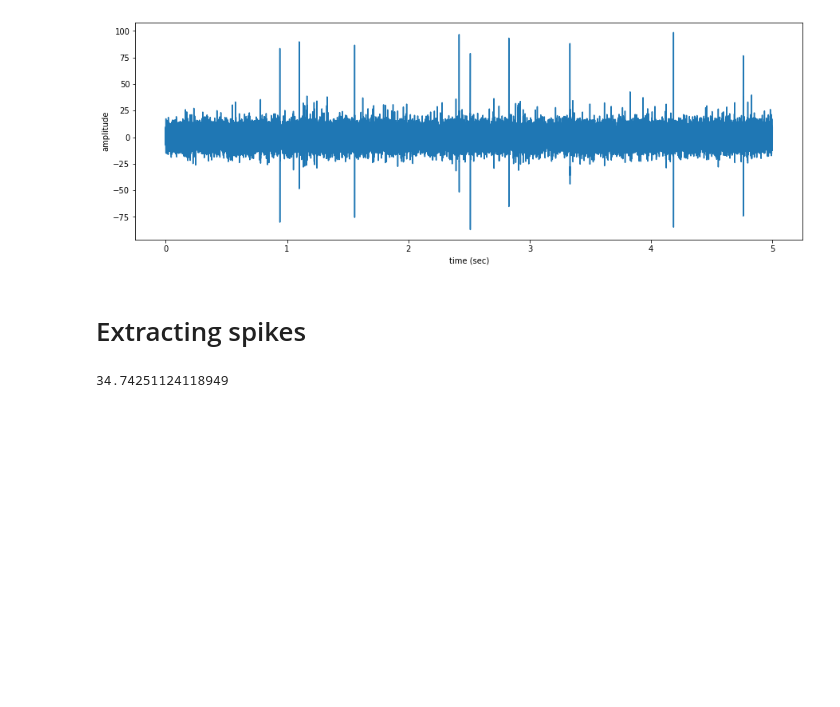
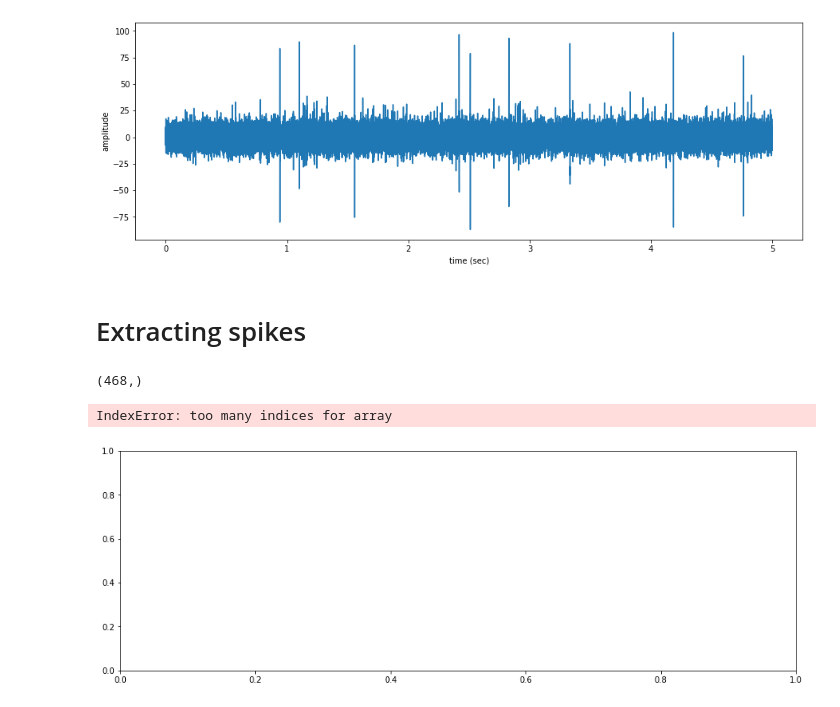
Before and after one commit to bfernandes1998/SpikeSort, a Jupyter notebook: SpikeSortActivity.ipynb, the cells around one changed output. Saved outputs shown, nothing was run; the diff lists cells and outputs as text; code cells hidden in the pictures; blank space fills up the shorter version.

```diff
--- a/SpikeSortActivity.ipynb
+++ b/SpikeSortActivity.ipynb
@@ -72,25 +70,3 @@ plt.show()
 [figure]
 # %% [markdown]
 # Extracting spikes
-# %%
-## Determines where spikes occur given an input signal. The sliding window length can be adjusted.
-#
-## Inputs ##
-#  data: input waveform
-#  w:    window length (default: 100)
-#  thr:  spike threshold (default: 40)
-## Outputs ##
-#  spike_waves
-#
-
-def SpikeSort(data, w = 100, thr = 40)
-
-
-    return spike_waves
-# %%
-# determine a threshold to detect spikes
-# suggested from Quiroga et. al (2004) for automatic thresholding: 5*sigma_n
-thr = 5*np.std(filtered_data)
-print(thr)
-# %% [output]
-34.74251124118949
@@ -98,0 +117,19 @@ print(thr)
+# %%
+# determine a threshold to detect spikes
+# suggested from Quiroga et. al (2004) for automatic thresholding: 5*sigma_n
+# Note: sigma_n is an estimate of noise since spikes account for a very small portion of the samples.
+# Therefore we can take the standard deviation of the entire signal.
+thr = 5*np.std(filtered_data)
+
+pos, waves = SpikeSort(filtered_data,100,thr)
+print(waves.shape)
+# plot some of the extracted spike waveforms
+fig = plt.figure(figsize=(15, 5))
+ax = fig.add_subplot()
+for i in range(100):
+    spike = np.random.randint(0, waves.shape[0])
+    ax.plot(waves[spike, :])
+# %% [output]
+(468,)
+IndexError: too many indices for array
+[figure, added]
```
Also changed, not shown: parts of 4 cells of this notebook.
